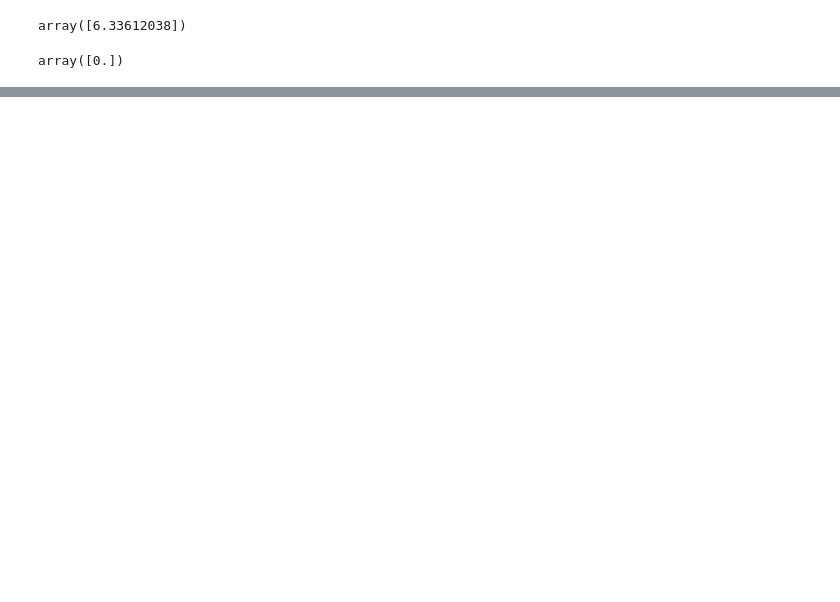
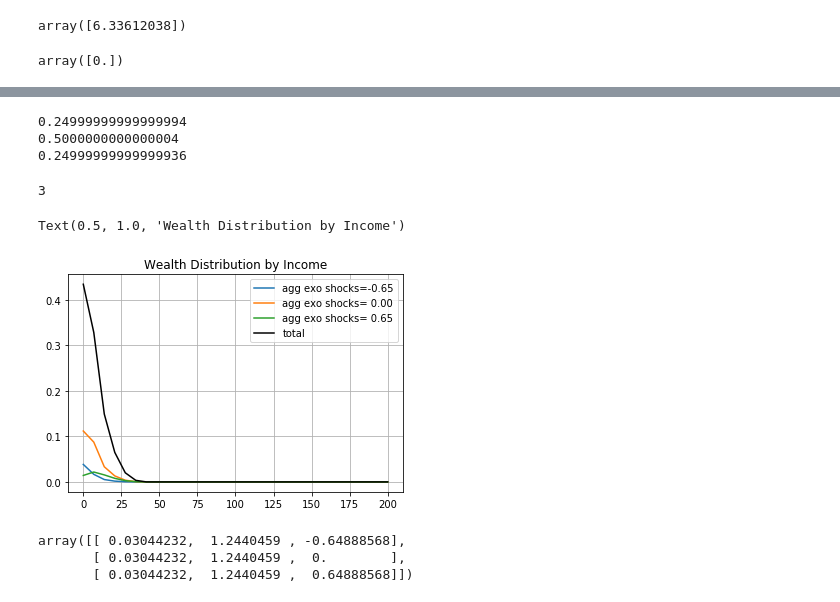
Before and after one commit to zhuang13atJHU/ballpark, a Jupyter notebook: models/We-Would-Like-In-Econ-ARK/AiyagariIdiosyncratic/Code.ipynb, the cells around one changed output, grey strips where cells are left out. Cells and saved outputs as stored; diff of their text form; code cells hidden in the pictures; blank space fills up the shorter version.

Commit message:
figure out the steady state values

```diff
--- a/models/We-Would-Like-In-Econ-ARK/AiyagariIdiosyncratic/Code.ipynb
+++ b/models/We-Would-Like-In-Econ-ARK/AiyagariIdiosyncratic/Code.ipynb
@@ -150,0 +128,29 @@ TypeError: 'DecisionRule' object is not iterable
+# %%
+print(eq.μ[0,:].sum())
+print(eq.μ[1,:].sum())
+print(eq.μ[2,:].sum())
+# %% [output]
+0.24999999999999994
+0.5000000000000004
+0.24999999999999936
+# %%
+eq.μ.shape[0]
+# %% [output]
+3
+# %%
+for i in range(eq.μ.shape[0]):
+    s = eq.dr.endo_grid.nodes() # grid for states (temporary)
+    plt.plot(s, eq.μ[i,:]*(eq.μ[i,:].sum()), label=f"agg exo shocks={eq.dr.exo_grid.node(i)[2]: .2f}")
+plt.plot(s, eq.μ.sum(axis=0), label='total', color='black')
+plt.grid()
+plt.legend(loc='upper right')
+plt.title("Wealth Distribution by Income")
+# %% [output]
+Text(0.5, 1.0, 'Wealth Distribution by Income')
+[figure, added]
+# %%
+eq.dr.exo_grid.nodes()
+# %% [output]
+array([[ 0.03044232,  1.2440459 , -0.64888568],
+       [ 0.03044232,  1.2440459 ,  0.        ],
+       [ 0.03044232,  1.2440459 ,  0.64888568]])
```
Also changed, not shown: parts of 11 cells of this notebook.
